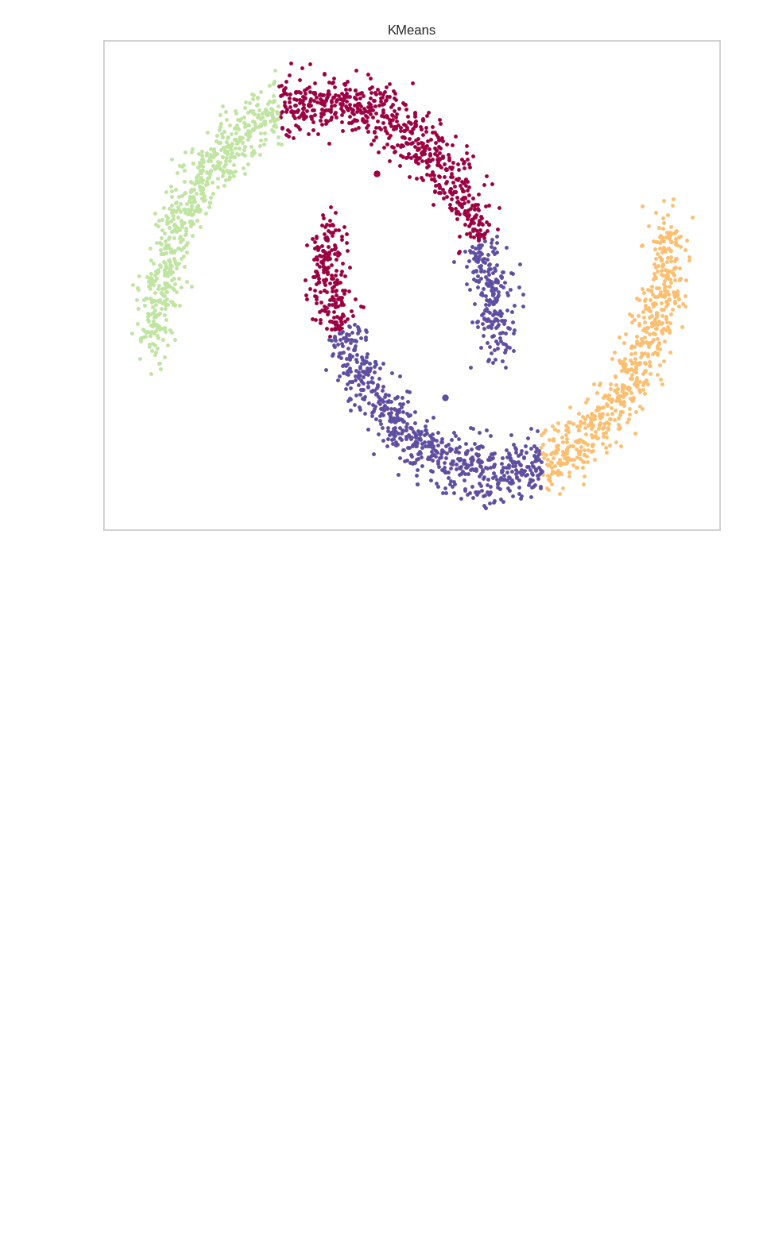
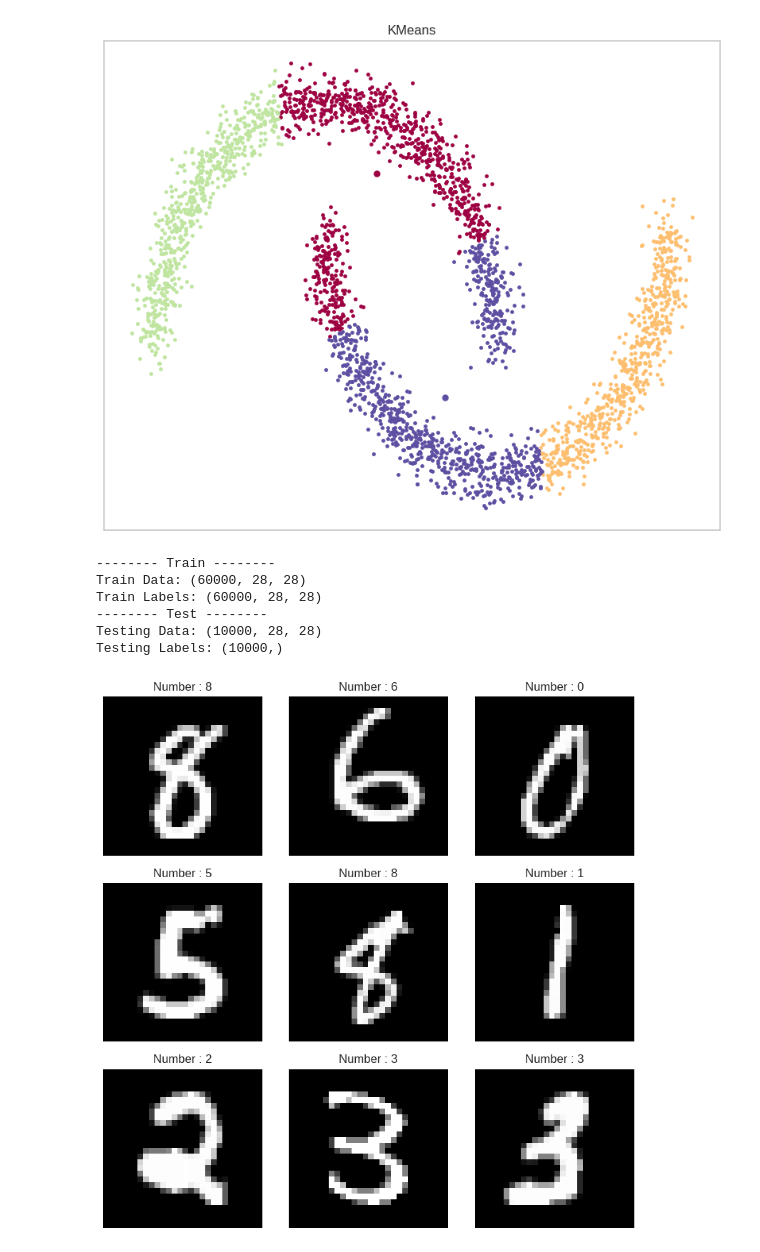
Before and after one commit to HeiZemBerg/Classification, a Jupyter notebook: K-Means_Clustering.ipynb, the cells around one changed output. Cells and saved outputs as stored; diff of their text form; code cells hidden in the pictures; blank space fills up the shorter version.

Commit message:
KMeans on Mnist dataset change label for detection Mnist

```diff
--- a/K-Means_Clustering.ipynb
+++ b/K-Means_Clustering.ipynb
@@ -232,3 +241,32 @@ ax.set_yticks(())
 plt.show()
 # %% [output]
 [figure]
+# %%
+#load Mnist DataSet
+(X_train,y_train),(X_test,y_test) = mnist.load_data(path="mnist.npz")
+
+print("-------- Train --------")
+print(f"Train Data: {X_train.shape}")
+print(f"Train Labels: {X_train.shape}")
+print("-------- Test --------")
+print(f'Testing Data: {X_test.shape}')
+print(f'Testing Labels: {y_test.shape}')
+# %% [output]
+-------- Train --------
+Train Data: (60000, 28, 28)
+Train Labels: (60000, 28, 28)
+-------- Test --------
+Testing Data: (10000, 28, 28)
+Testing Labels: (10000,)
+# %%
+plt.figure(figsize=(8, 8))
+for i in range(9):
+    plt.subplot(3,3,i+1)
+    rnd = random.randint(0, len(X_train))
+    plt.imshow(X_train[rnd], cmap='gray')
+    plt.title(f"Number : {y_train[rnd]}")
+    plt.axis("off")
+
+plt.tight_layout()
+# %% [output]
+[figure, added]
```
Also changed, not shown: parts of 19 cells of this notebook.
